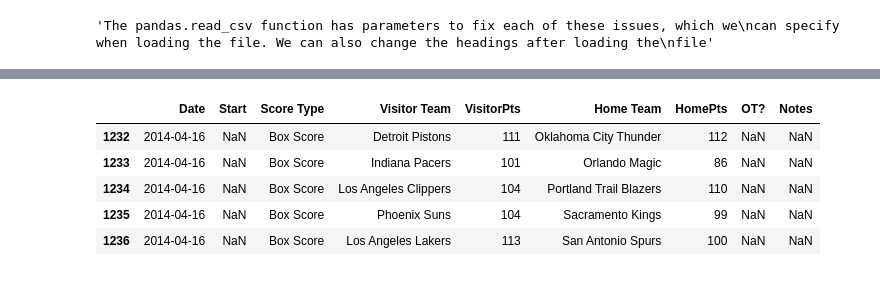
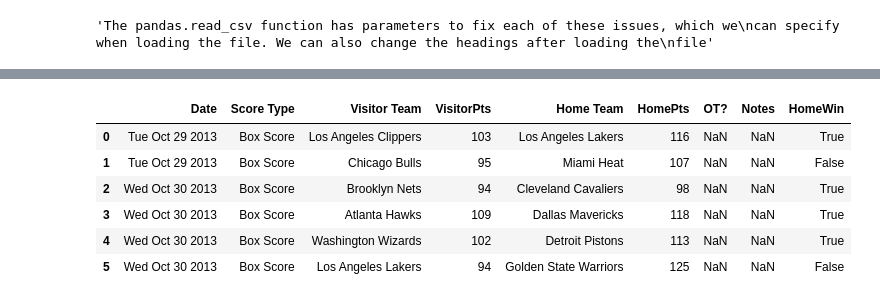
Before and after one commit to quantumn/Practice-for-Data-Analysis, a Jupyter notebook: Learning Data Mining with Python/3 Predicting Sports Winners with Decision Trees.ipynb, the cells around one changed output, grey strips where cells are left out. Drawn from its saved outputs; the diff is of its cells as text; code cells hidden in the pictures.

```diff
--- a/Learning Data Mining with Python/3 Predicting Sports Winners with Decision Trees.ipynb
+++ b/Learning Data Mining with Python/3 Predicting Sports Winners with Decision Trees.ipynb
@@ -64,9 +66,13 @@ dataset.ix[:5]
-# %%
-dataset.tail()
-# %% [output]
-|  | Date | Start | Score Type | Visitor Team | VisitorPts | Home Team | HomePts | OT? | Notes |
-| 1232 | 2014-04-16 | NaN | Box Score | Detroit Pistons | 111 | Oklahoma City Thunder | 112 | NaN | NaN |
-| 1233 | 2014-04-16 | NaN | Box Score | Indiana Pacers | 101 | Orlando Magic | 86 | NaN | NaN |
-| 1234 | 2014-04-16 | NaN | Box Score | Los Angeles Clippers | 104 | Portland Trail Blazers | 110 | NaN | NaN |
-| 1235 | 2014-04-16 | NaN | Box Score | Phoenix Suns | 104 | Sacramento Kings | 99 | NaN | NaN |
-| 1236 | 2014-04-16 | NaN | Box Score | Los Angeles Lakers | 113 | San Antonio Spurs | 100 | NaN | NaN |
+# %%
+results["HomeWin"] = results["VisitorPts"] < results["HomePts"]
+# Our "class values"
+y_true = results["HomeWin"].values
+results.ix[:5]
+# %% [output]
+|  | Date | Score Type | Visitor Team | VisitorPts | Home Team | HomePts | OT? | Notes | HomeWin |
+| 0 | Tue Oct 29 2013 | Box Score | Los Angeles Clippers | 103 | Los Angeles Lakers | 116 | NaN | NaN | True |
+| 1 | Tue Oct 29 2013 | Box Score | Chicago Bulls | 95 | Miami Heat | 107 | NaN | NaN | False |
+| 2 | Wed Oct 30 2013 | Box Score | Brooklyn Nets | 94 | Cleveland Cavaliers | 98 | NaN | NaN | True |
+| 3 | Wed Oct 30 2013 | Box Score | Atlanta Hawks | 109 | Dallas Mavericks | 118 | NaN | NaN | True |
+| 4 | Wed Oct 30 2013 | Box Score | Washington Wizards | 102 | Detroit Pistons | 113 | NaN | NaN | True |
+| 5 | Wed Oct 30 2013 | Box Score | Los Angeles Lakers | 94 | Golden State Warriors | 125 | NaN | NaN | False |
```
Also changed, not shown: parts of 22 cells of this notebook.
